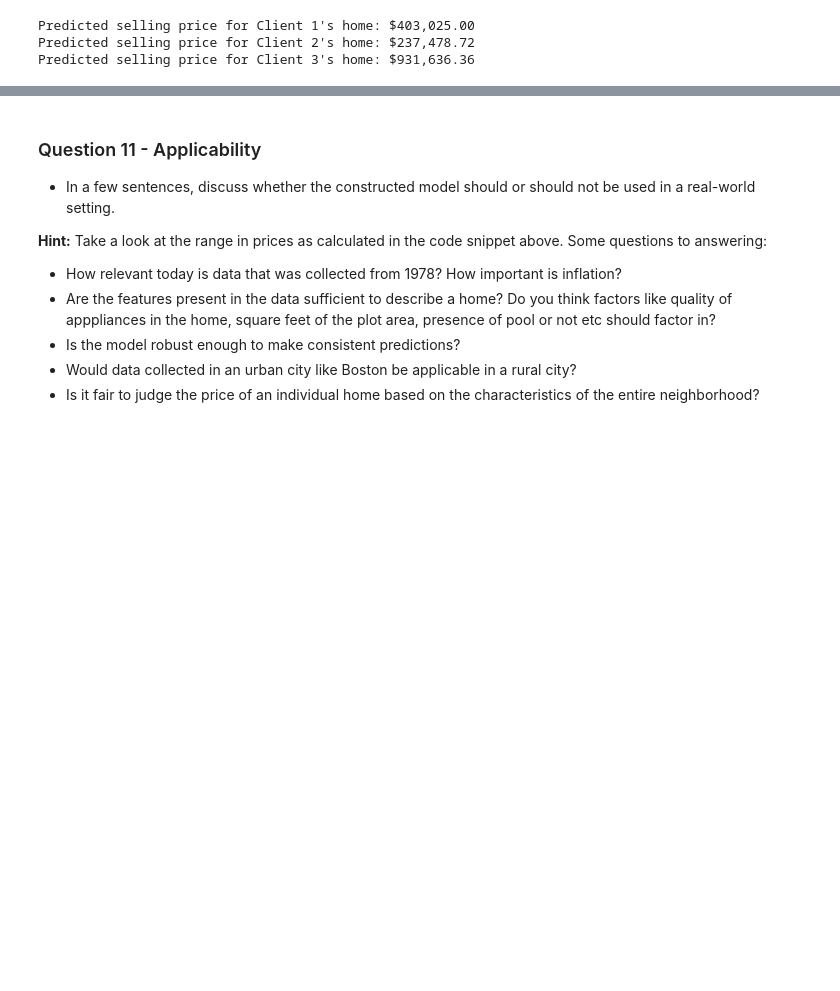
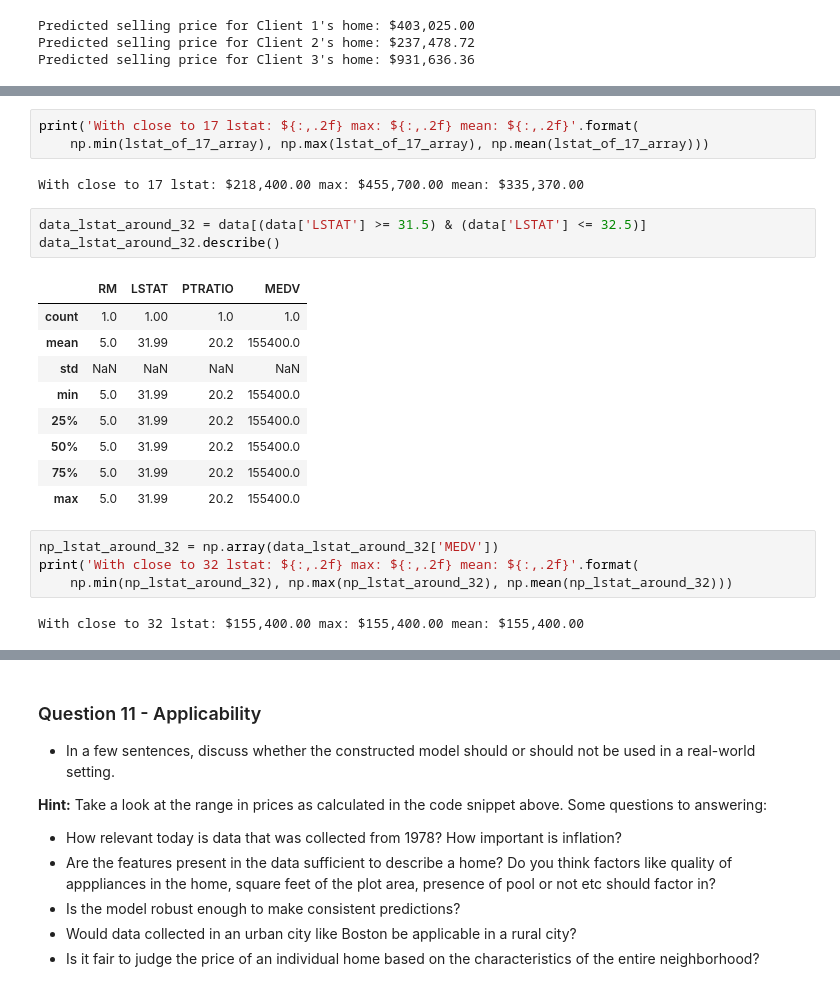
Before and after one commit to suviano/BostonHousing, a Jupyter notebook: boston_housing.ipynb, the cells around one changed output, grey strips where cells are left out. Saved outputs shown, nothing was run; the diff lists cells and outputs as text; blank space fills up the shorter version.

```diff
--- a/boston_housing.ipynb
+++ b/boston_housing.ipynb
@@ -464,0 +485,24 @@ Predicted selling price for Client 3's home: $931,636.36
+# %%
+print('With close to 17 lstat: ${:,.2f} max: ${:,.2f} mean: ${:,.2f}'.format(
+    np.min(lstat_of_17_array), np.max(lstat_of_17_array), np.mean(lstat_of_17_array)))
+# %% [output]
+With close to 17 lstat: $218,400.00 max: $455,700.00 mean: $335,370.00
+# %%
+data_lstat_around_32 = data[(data['LSTAT'] >= 31.5) & (data['LSTAT'] <= 32.5)]
+data_lstat_around_32.describe()
+# %% [output]
+|  | RM | LSTAT | PTRATIO | MEDV |
+| count | 1.0 | 1.00 | 1.0 | 1.0 |
+| mean | 5.0 | 31.99 | 20.2 | 155400.0 |
+| std | NaN | NaN | NaN | NaN |
+| min | 5.0 | 31.99 | 20.2 | 155400.0 |
+| 25% | 5.0 | 31.99 | 20.2 | 155400.0 |
+| 50% | 5.0 | 31.99 | 20.2 | 155400.0 |
+| 75% | 5.0 | 31.99 | 20.2 | 155400.0 |
+| max | 5.0 | 31.99 | 20.2 | 155400.0 |
+# %%
+np_lstat_around_32 = np.array(data_lstat_around_32['MEDV'])
+print('With close to 32 lstat: ${:,.2f} max: ${:,.2f} mean: ${:,.2f}'.format(
+    np.min(np_lstat_around_32), np.max(np_lstat_around_32), np.mean(np_lstat_around_32)))
+# %% [output]
+With close to 32 lstat: $155,400.00 max: $155,400.00 mean: $155,400.00
```
Also changed, not shown: parts of 18 cells of this notebook, 1 other file.
